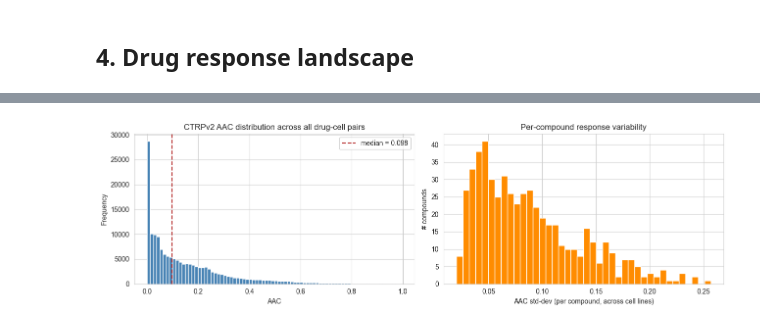
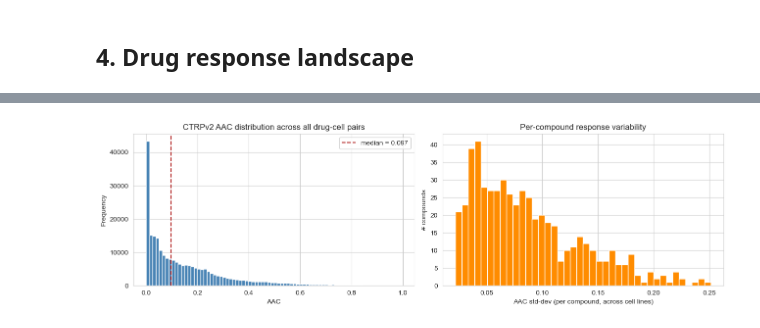
Before and after one commit to Hrishikesh332/Multi-Omics-Mechanism-Modelling-AAC, a Jupyter notebook: 01_data_prep_eda.ipynb, the cells around one changed output, grey strips where cells are left out. Saved outputs shown, nothing was run; the diff lists cells and outputs as text; code cells hidden in the pictures.

```diff
--- a/01_data_prep_eda.ipynb
+++ b/01_data_prep_eda.ipynb
@@ -82,11 +50,8 @@ Imports OK
 # Project paths
 DATA_DIR = Path("./data")
 RAW_DIR = DATA_DIR / "raw"
-PROCESSED_DIR = DATA_DIR / "processed"
 
-for d in [RAW_DIR, PROCESSED_DIR]:
-    d.mkdir(parents=True, exist_ok=True)
+RAW_DIR.mkdir(parents=True, exist_ok=True)
 
 print(f"RAW_DIR: {RAW_DIR.resolve()}")
-print(f"PROCESSED_DIR: {PROCESSED_DIR.resolve()}")
 # %% [output]
@@ -1014,0 +697,35 @@ Saved: data/processed/primary_cell_lines.csv
+# %%
+# Dynamic PRIMARY_CELLS and PROCESSED_DIR based on active layers
+
+# Configuration flags
+INCLUDE_PROTEOMICS  = False
+INCLUDE_METHYLATION = False
+
+# Compute PRIMARY_CELLS based on active layers
+base_ids = expr_ids & mut_ids & cnv_ids & drug_ids
+if INCLUDE_METHYLATION:
+    base_ids = base_ids & meth_ids
+if INCLUDE_PROTEOMICS:
+    base_ids = base_ids & prot_ids_reference
+
+PRIMARY_CELLS = sorted(base_ids)
+
+# Output directory depends on which layers are included
+if INCLUDE_PROTEOMICS and INCLUDE_METHYLATION:
+    PROCESSED_DIR = DATA_DIR / "processed"
+elif INCLUDE_METHYLATION:
+    PROCESSED_DIR = DATA_DIR / "processed_no_prot"
+else:
+    PROCESSED_DIR = DATA_DIR / "processed_no_prot_no_methyl"
+
+PROCESSED_DIR.mkdir(parents=True, exist_ok=True)
+
+print(f"Active layers: expr, mut, cnv"
+      + (", meth" if INCLUDE_METHYLATION else "")
+      + (", prot" if INCLUDE_PROTEOMICS else ""))
+print(f"PRIMARY_CELLS: {len(PRIMARY_CELLS)}")
+print(f"PROCESSED_DIR: {PROCESSED_DIR}")
+
+# Save to file for downstream notebooks
+pd.Series(PRIMARY_CELLS).to_csv(PROCESSED_DIR / "primary_cell_lines.csv", index=False, header=["ModelID"])
+print(f"\nSaved: {PROCESSED_DIR / 'primary_cell_lines.csv'}")
@@ -1462,23 +1258,20 @@ Mean AAC: 0.151
 # %%
 # AAC distribution
 fig, axes = plt.subplots(1, 2, figsize=(13, 4))
 
-# Overall histogram
 axes[0].hist(drugs_primary["AAC"].dropna(), bins=80, color="steelblue", edgecolor="white")
 axes[0].set_xlabel("AAC")
 axes[0].set_ylabel("Frequency")
 axes[0].set_title("CTRPv2 AAC distribution across all drug-cell pairs")
-axes[0].axvline(drugs_primary["AAC"].median(), color="firebrick", linestyle="--",
-                label=f"median = {drugs_primary['AAC'].median():.3f}")
+axes[0].axvline(drugs_primary["AAC"].median(), color="firebrick", linestyle="--", label=f"median = {drugs_primary['AAC'].median():.3f}")
 axes[0].legend()
 
-# Per-drug variance
 drug_var = drugs_primary.groupby("compound")["AAC"].std().sort_values(ascending=False)
 axes[1].hist(drug_var.dropna(), bins=40, color="darkorange", edgecolor="white")
 axes[1].set_xlabel("AAC std-dev (per compound, across cell lines)")
 axes[1].set_ylabel("# compounds")
 axes[1].set_title("Per-compound response variability")
 plt.tight_layout()
 plt.show()
 # %% [output]
-[figure, old version]
+[figure, new version]
```
Also changed, not shown: parts of 99 cells of this notebook, 3 other files.
